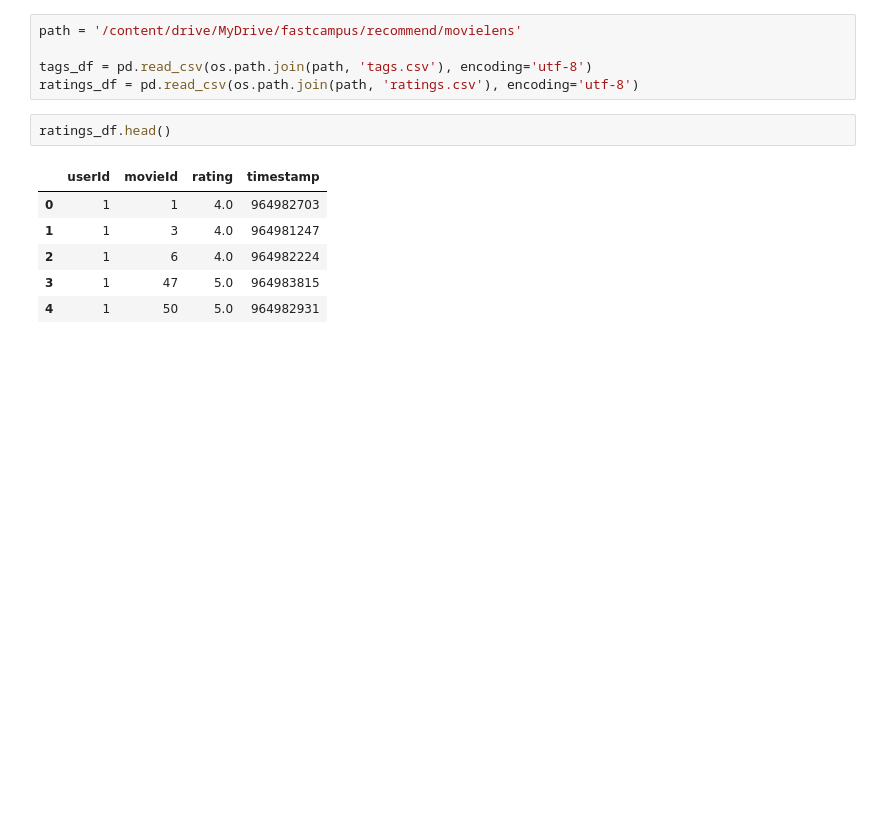
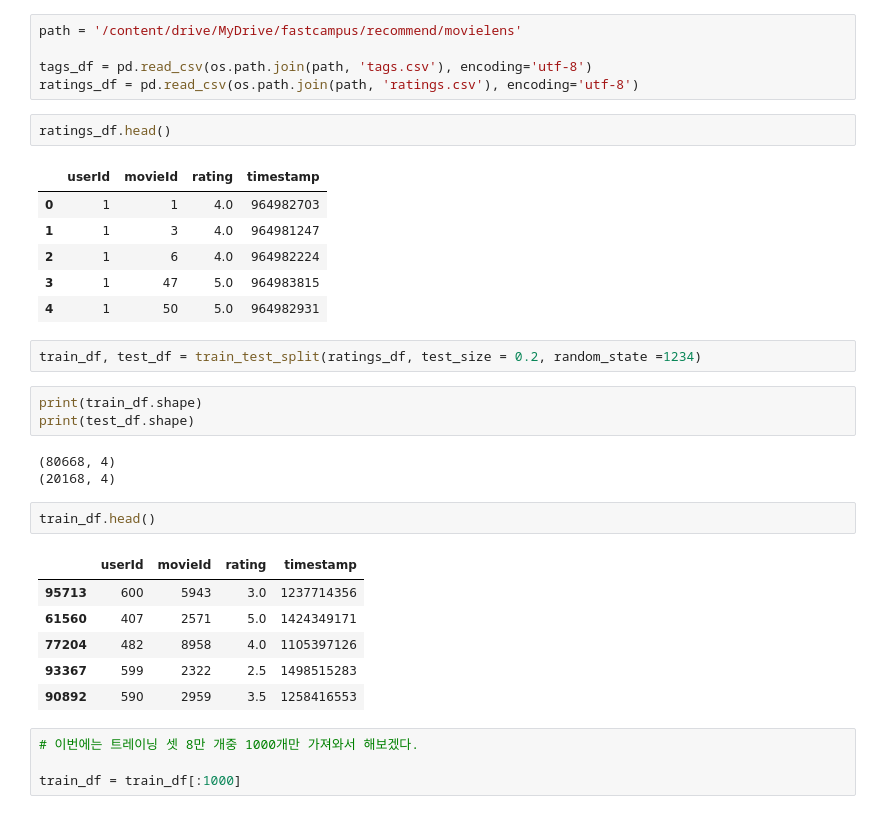
Before and after one commit to Vaycold/Vaycold, a Jupyter notebook: Recommend_Algorithm/모델_기반_협업_필터링_협업필터링_성능_비교_분석.ipynb, the cells around one changed output. Saved outputs shown, nothing was run; the diff lists cells and outputs as text; blank space fills up the shorter version.

```diff
--- a/Recommend_Algorithm/모델_기반_협업_필터링_협업필터링_성능_비교_분석.ipynb
+++ b/Recommend_Algorithm/모델_기반_협업_필터링_협업필터링_성능_비교_분석.ipynb
@@ -39,3 +40,24 @@ ratings_df.head()
 | 2 | 1 | 6 | 4.0 | 964982224 |
 | 3 | 1 | 47 | 5.0 | 964983815 |
 | 4 | 1 | 50 | 5.0 | 964982931 |
+# %%
+train_df, test_df = train_test_split(ratings_df, test_size = 0.2, random_state =1234)
+# %%
+print(train_df.shape)
+print(test_df.shape)
+# %% [output]
+(80668, 4)
+(20168, 4)
+# %%
+train_df.head()
+# %% [output]
+|  | userId | movieId | rating | timestamp |
+| 95713 | 600 | 5943 | 3.0 | 1237714356 |
+| 61560 | 407 | 2571 | 5.0 | 1424349171 |
+| 77204 | 482 | 8958 | 4.0 | 1105397126 |
+| 93367 | 599 | 2322 | 2.5 | 1498515283 |
+| 90892 | 590 | 2959 | 3.5 | 1258416553 |
+# %%
+# 이번에는 트레이닝 셋 8만 개중 1000개만 가져와서 해보겠다.
+
+train_df = train_df[:1000]
```
Also changed, not shown: parts of 24 cells of this notebook.
